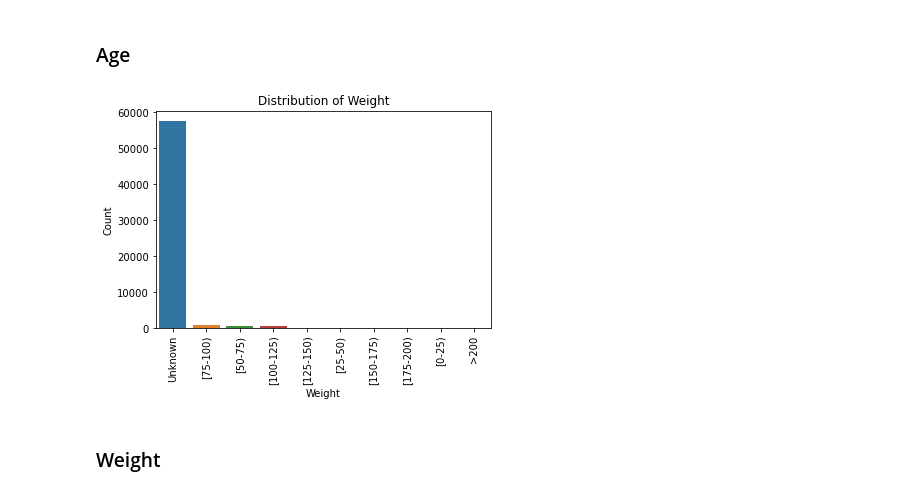
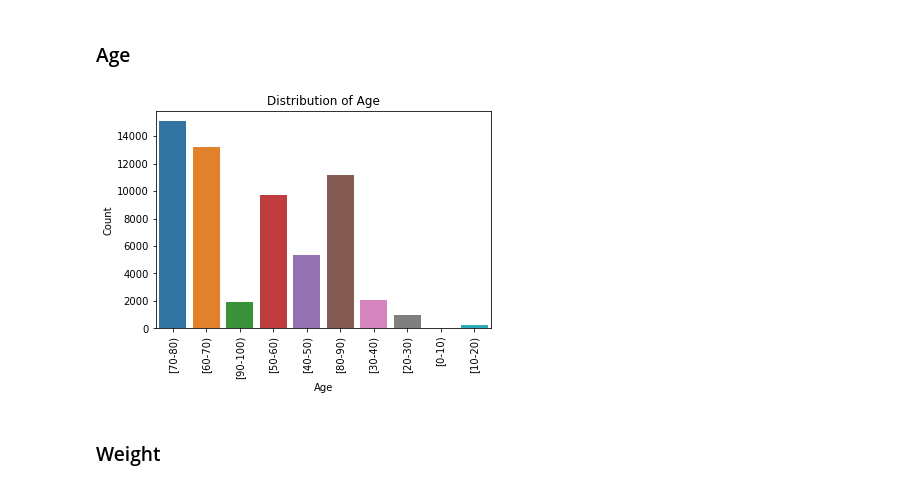
Before and after one commit to Jodhiamboapiyo/Diabetes_130-US_Hospitals_1999-2008, a Jupyter notebook: Notebooks/cecilia.ipynb, the cells around one changed output. Saved outputs shown, nothing was run; the diff lists cells and outputs as text; code cells hidden in the pictures.

```diff
--- a/Notebooks/cecilia.ipynb
+++ b/Notebooks/cecilia.ipynb
@@ -436,5 +457,5 @@ data['medical_specialty'].isna().sum()
 # %% [output]
 32641
 # %%
-#data['medical_specialty'].value_counts(dropna=False)
-data['medical_specialty'] = data['medical_specialty'].fillna('Unknown')
+data['medical_specialty'].value_counts(dropna=False)
+#data['medical_specialty'] = data['medical_specialty'].fillna('Unknown')
@@ -515,7 +554,4 @@ data['readmitted'].sample(50)
 Name: readmitted, dtype: int64
-# %%
-# Dropping unnecessary columns safely
-data = data.drop(['examide','citoglipton'], axis=1)
 # %%
 data.shape
 # %% [output]
@@ -878,20 +944,20 @@ plt.show()
 # %%
 import pandas as pd
 import numpy as np
 import seaborn as sns
 import matplotlib.pyplot as plt
 
-sns.countplot(x='weight', data=final_data)
+sns.countplot(x='age', data=final_data)
 
-plt.title('Distribution of Weight')
-plt.xlabel('Weight')
+plt.title('Distribution of Age')
+plt.xlabel('Age')
 plt.ylabel('Count')
 plt.xticks(rotation = 90)
 
 # Display the plot
 plt.show()
 # %% [output]
-[figure, old version]
+[figure, new version]
 # %% [markdown]
 ### Weight
 # %%
```
Also changed, not shown: parts of 62 cells of this notebook.
